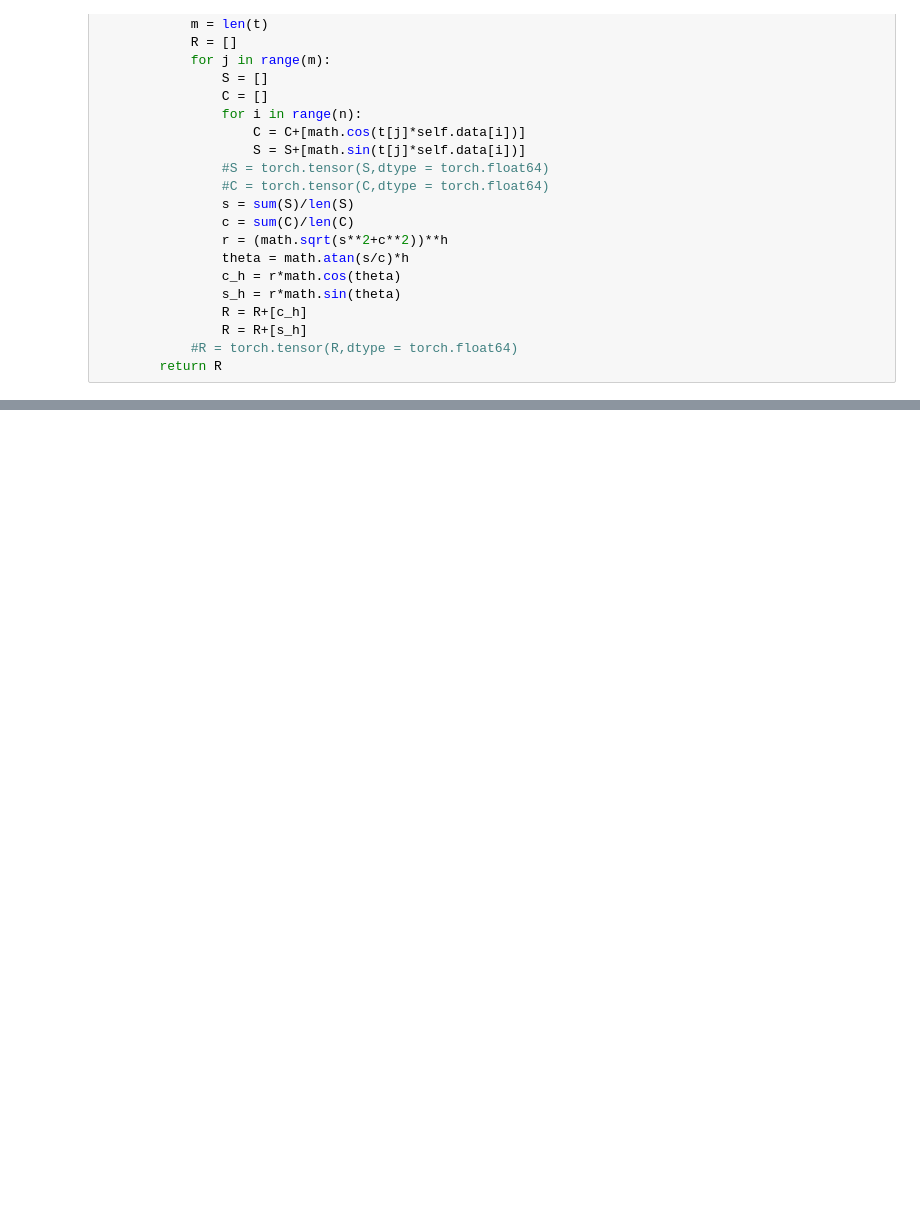
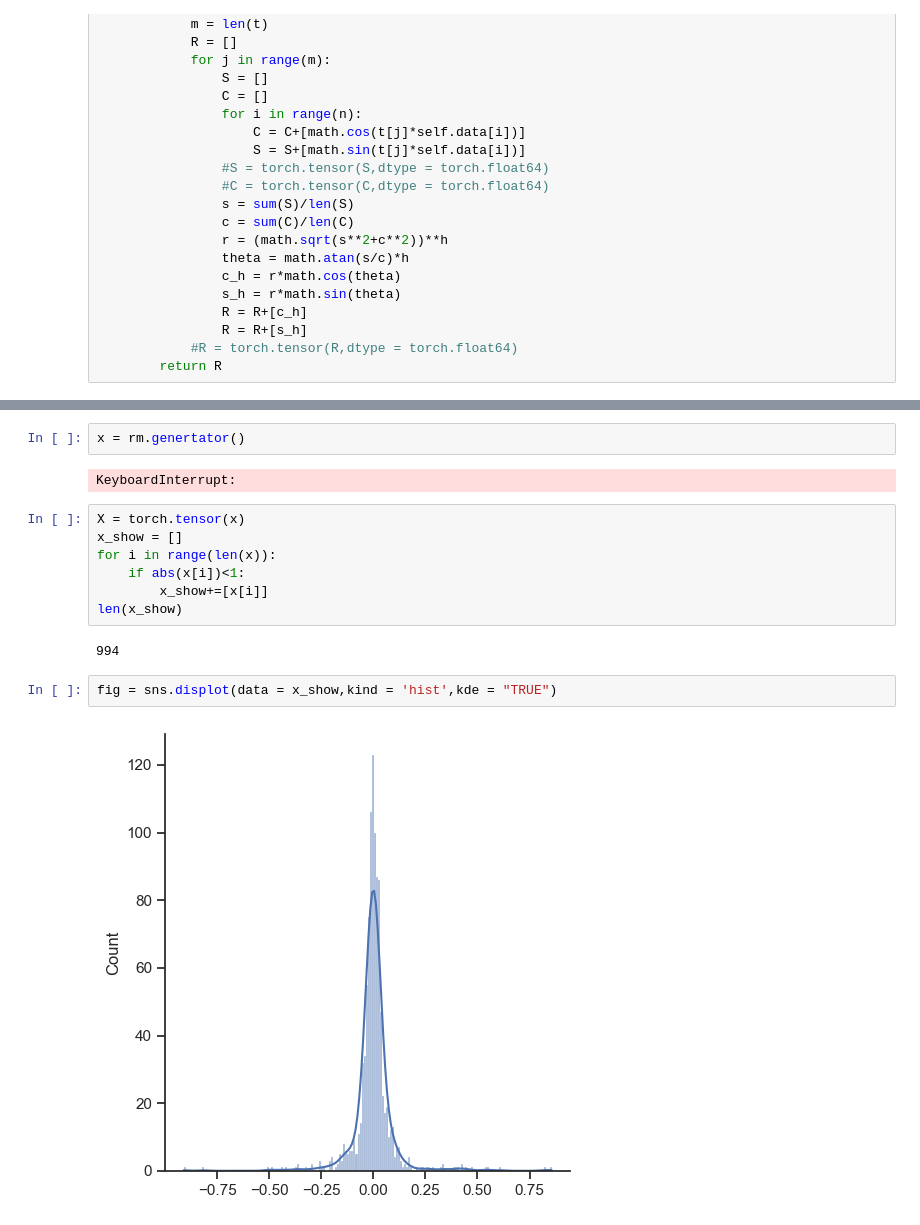
Before and after one commit to LeeShuaiyu/Test, a Jupyter notebook: Version_11.28.ipynb, the cells around one changed output, grey strips where cells are left out. Saved outputs shown, nothing was run; the diff lists cells and outputs as text; blank space fills up the shorter version.

```diff
--- a/Version_11.28.ipynb
+++ b/Version_11.28.ipynb
@@ -151,0 +198,17 @@ list
+# %%
+x = rm.genertator()
+# %% [output]
+KeyboardInterrupt:
+# %%
+X = torch.tensor(x)
+x_show = []
+for i in range(len(x)):
+    if abs(x[i])<1:
+        x_show+=[x[i]]
+len(x_show)
+# %% [output]
+994
+# %%
+fig = sns.displot(data = x_show,kind = 'hist',kde = "TRUE")
+# %% [output]
+[figure, added]
```
Also changed, not shown: parts of 6 cells of this notebook.
